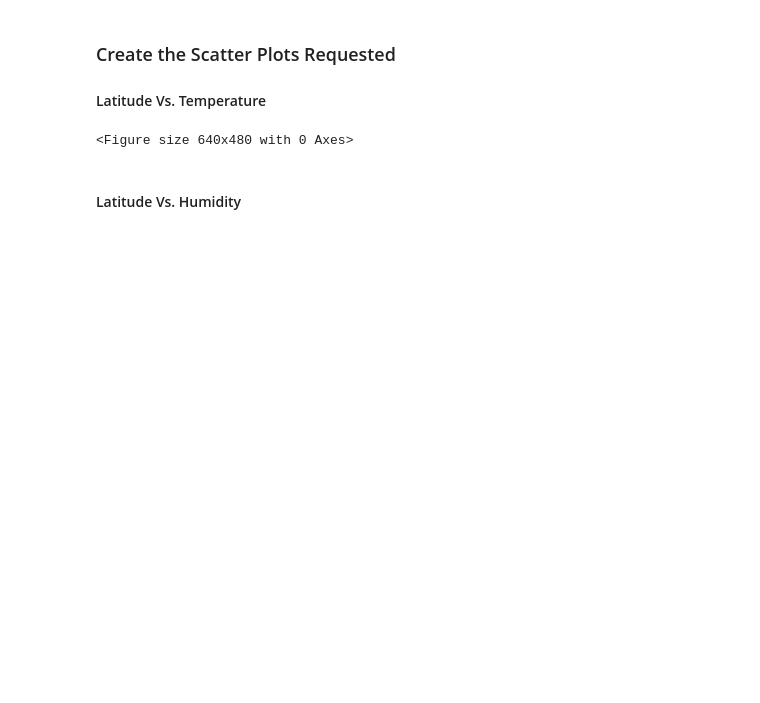
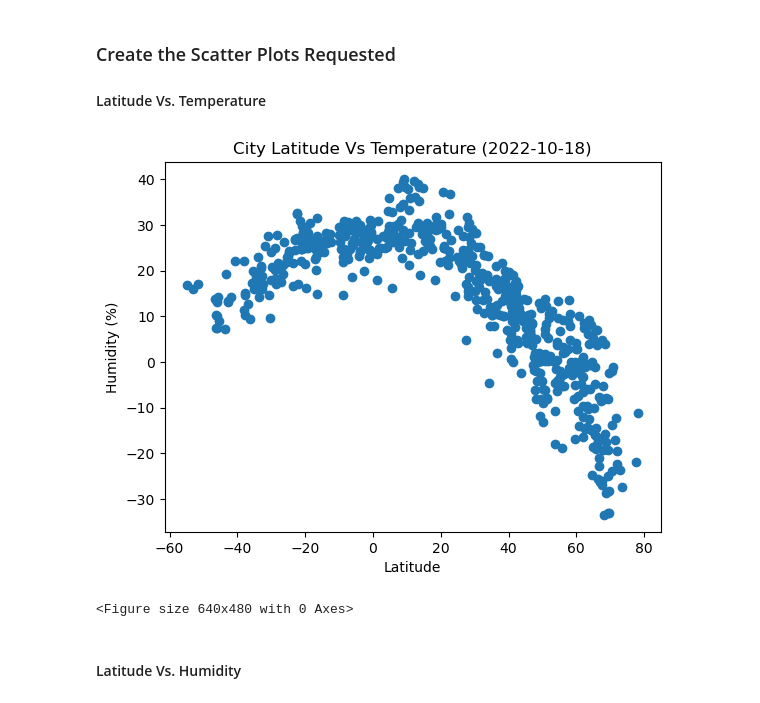
Before and after one commit to R-D-B-C-S/API, a Jupyter notebook: WeatherPy/WeatherPy.ipynb, the cells around one changed output. Saved outputs shown, nothing was run; the diff lists cells and outputs as text; code cells hidden in the pictures; blank space fills up the shorter version.

```diff
--- a/WeatherPy/WeatherPy.ipynb
+++ b/WeatherPy/WeatherPy.ipynb
@@ -207,16 +207,30 @@ city_data_df.head()
 # %%
 # Build scatter plot for latitude vs. temperature
 # YOUR CODE HERE
 
 # Incorporate the other graph properties
-# YOUR CODE HERE
+
+
+x =city_data_df[["Lat"]]
+y = city_data_df[["Max Temp"]]
+plt.scatter(x,y)
+plt.xlabel('Latitude')
+plt.ylabel('Humidity (%)')
+plt.title('City Latitude Vs Temperature (2022-10-18)')
+
+# Save the figure
+plt.savefig("output_data/Fig2.png")
+
+# Show plot
+plt.show()
 
 # Save the figure
 plt.savefig("output_data/Fig1.png")
 
 # Show plot
 plt.show()
 # %% [output]
+[figure, added]
 <Figure size 640x480 with 0 Axes>
 # %%
 #city_data_df[["Lat"]]
```
Also changed, not shown: parts of 29 cells of this notebook, 7 other files.
